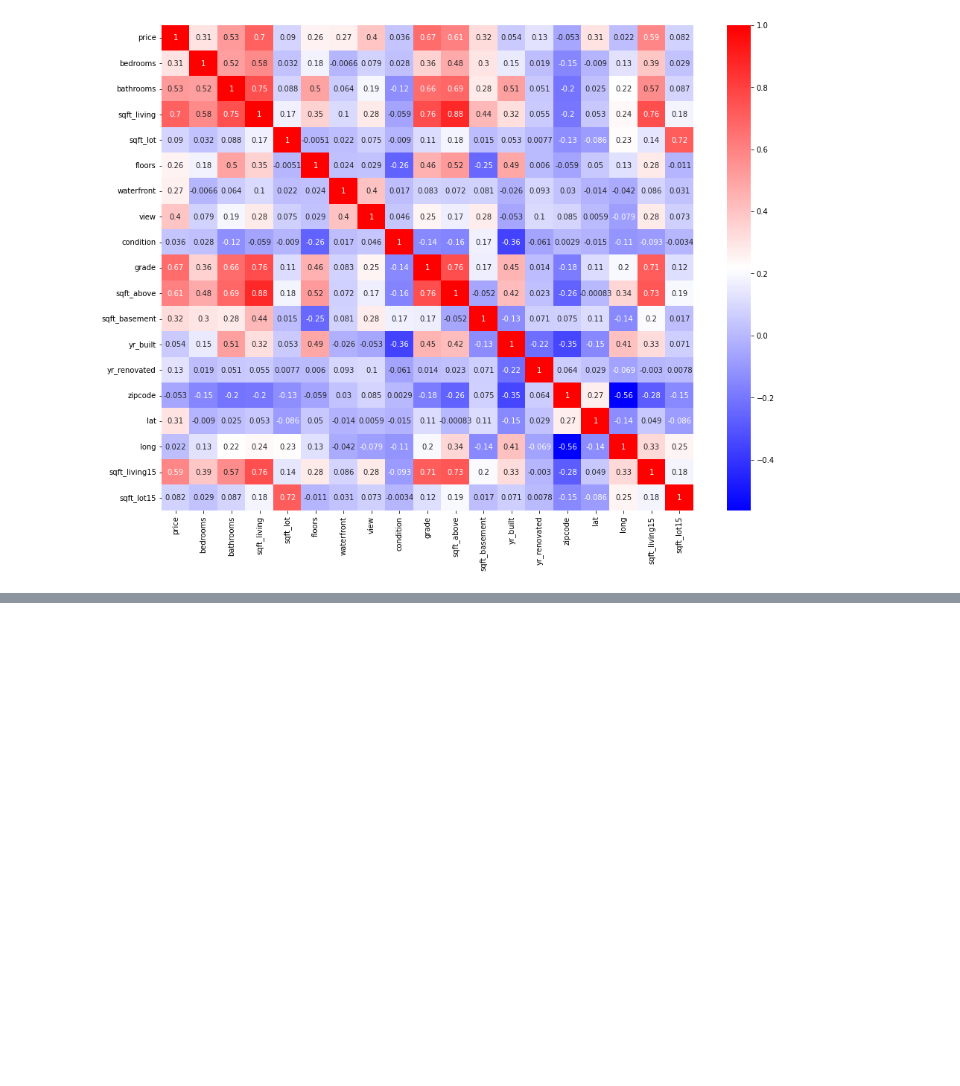
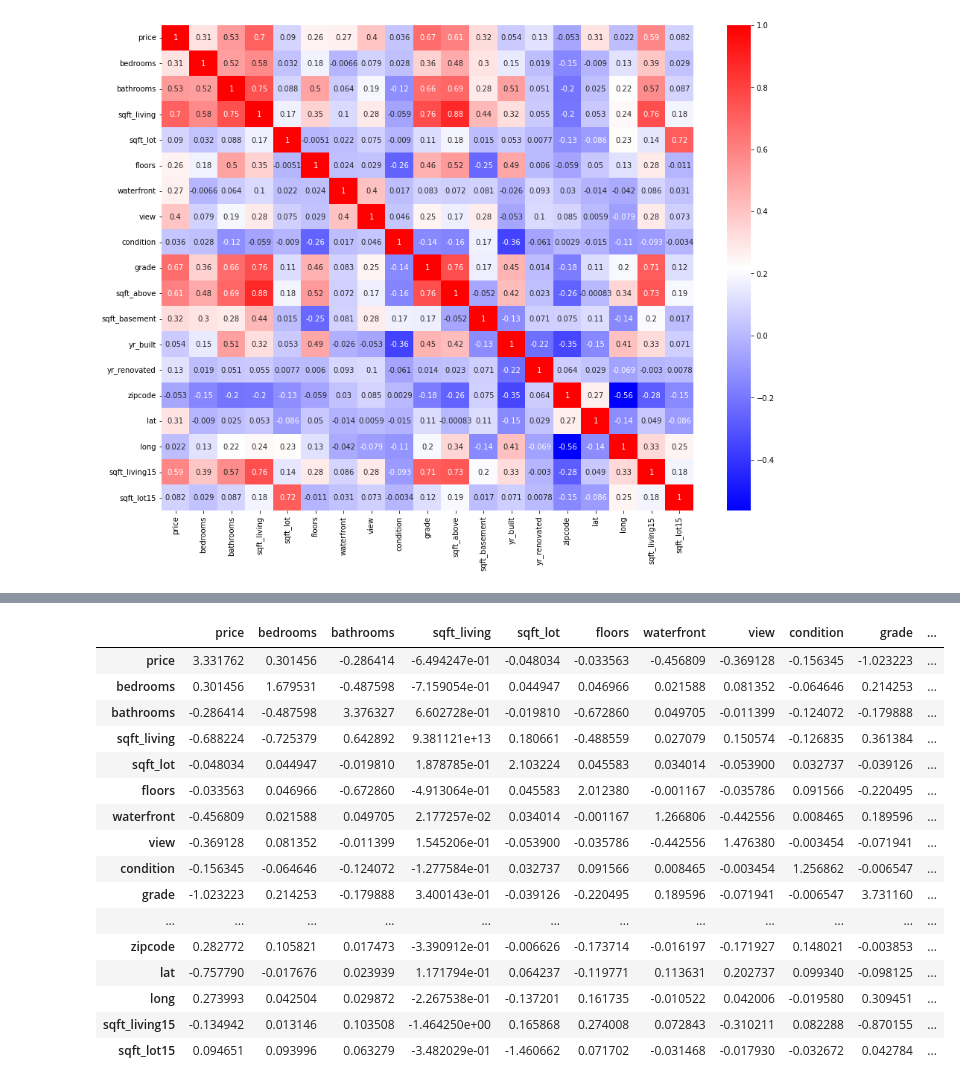
Before and after one commit to Mwadz/Hass-Consulting-Company, a Jupyter notebook: Regression_week_7.ipynb, the cells around one changed output, grey strips where cells are left out. Cells and saved outputs as stored; diff of their text form; code cells hidden in the pictures; blank space fills up the shorter version.

```diff
--- a/Regression_week_7.ipynb
+++ b/Regression_week_7.ipynb
@@ -401,0 +452,23 @@ from statsmodels.stats.outliers_influence import variance_inflation_factor
+# %%
+# generating the VIF
+#
+vif = pd.DataFrame(np.linalg.inv(corr.values), index = corr.index, columns=corr.columns)
+vif
+# %% [output]
+|  | price | bedrooms | bathrooms | sqft_living | sqft_lot | floors | waterfront | view | condition | grade | ... |
+| price | 3.331762 | 0.301456 | -0.286414 | -6.494247e-01 | -0.048034 | -0.033563 | -0.456809 | -0.369128 | -0.156345 | -1.023223 | ... |
+| bedrooms | 0.301456 | 1.679531 | -0.487598 | -7.159054e-01 | 0.044947 | 0.046966 | 0.021588 | 0.081352 | -0.064646 | 0.214253 | ... |
+| bathrooms | -0.286414 | -0.487598 | 3.376327 | 6.602728e-01 | -0.019810 | -0.672860 | 0.049705 | -0.011399 | -0.124072 | -0.179888 | ... |
+| sqft_living | -0.688224 | -0.725379 | 0.642892 | 9.381121e+13 | 0.180661 | -0.488559 | 0.027079 | 0.150574 | -0.126835 | 0.361384 | ... |
+| sqft_lot | -0.048034 | 0.044947 | -0.019810 | 1.878785e-01 | 2.103224 | 0.045583 | 0.034014 | -0.053900 | 0.032737 | -0.039126 | ... |
+| floors | -0.033563 | 0.046966 | -0.672860 | -4.913064e-01 | 0.045583 | 2.012380 | -0.001167 | -0.035786 | 0.091566 | -0.220495 | ... |
+| waterfront | -0.456809 | 0.021588 | 0.049705 | 2.177257e-02 | 0.034014 | -0.001167 | 1.266806 | -0.442556 | 0.008465 | 0.189596 | ... |
+| view | -0.369128 | 0.081352 | -0.011399 | 1.545206e-01 | -0.053900 | -0.035786 | -0.442556 | 1.476380 | -0.003454 | -0.071941 | ... |
+| condition | -0.156345 | -0.064646 | -0.124072 | -1.277584e-01 | 0.032737 | 0.091566 | 0.008465 | -0.003454 | 1.256862 | -0.006547 | ... |
+| grade | -1.023223 | 0.214253 | -0.179888 | 3.400143e-01 | -0.039126 | -0.220495 | 0.189596 | -0.071941 | -0.006547 | 3.731160 | ... |
+| ... | ... | ... | ... | ... | ... | ... | ... | ... | ... | ... | ... |
+| zipcode | 0.282772 | 0.105821 | 0.017473 | -3.390912e-01 | -0.006626 | -0.173714 | -0.016197 | -0.171927 | 0.148021 | -0.003853 | ... |
+| lat | -0.757790 | -0.017676 | 0.023939 | 1.171794e-01 | 0.064237 | -0.119771 | 0.113631 | 0.202737 | 0.099340 | -0.098125 | ... |
+| long | 0.273993 | 0.042504 | 0.029872 | -2.267538e-01 | -0.137201 | 0.161735 | -0.010522 | 0.042006 | -0.019580 | 0.309451 | ... |
+| sqft_living15 | -0.134942 | 0.013146 | 0.103508 | -1.464250e+00 | 0.165868 | 0.274008 | 0.072843 | -0.310211 | 0.082288 | -0.870155 | ... |
+| sqft_lot15 | 0.094651 | 0.093996 | 0.063279 | -3.482029e-01 | -1.460662 | 0.071702 | -0.031468 | -0.017930 | -0.032672 | 0.042784 | ... |
```
Also changed, not shown: parts of 50 cells of this notebook.
